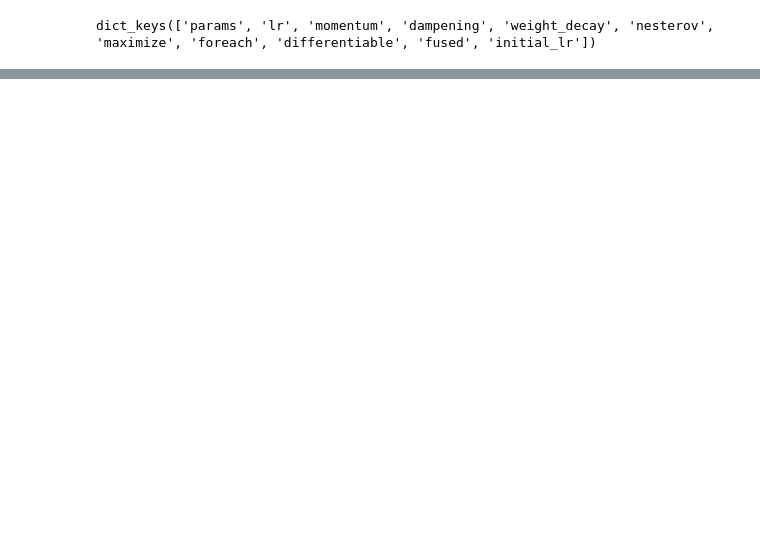
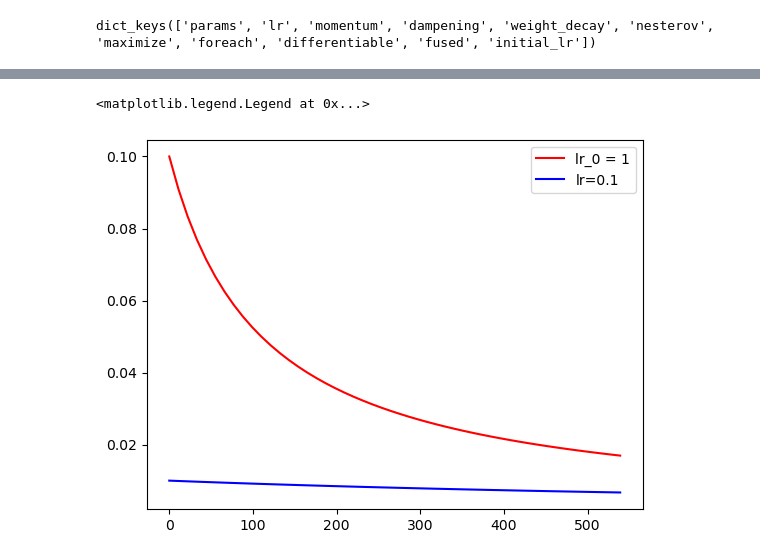
Before and after one commit to MICCIOSLAYER/ImRegODE, a Jupyter notebook: Main_Folder/Main_Code/notebook.ipynb, the cells around one changed output, grey strips where cells are left out. Saved outputs shown, nothing was run; the diff lists cells and outputs as text; code cells hidden in the pictures; blank space fills up the shorter version.

```diff
--- a/Main_Folder/Main_Code/notebook.ipynb
+++ b/Main_Folder/Main_Code/notebook.ipynb
@@ -1761,0 +1787,7 @@ len(optimizer.param_groups[0]['params'] )
+# %%
+plt.plot(epochs_iteration, lr_list, label='lr_0 = 1', c='red')
+plt.plot(epochs_iteration, lambda_lr, label='lr=0.1', c='blue')
+plt.legend()
+# %% [output]
+<matplotlib.legend.Legend at 0x...>
+[figure, added]
```
Also changed, not shown: parts of 12 cells of this notebook.
